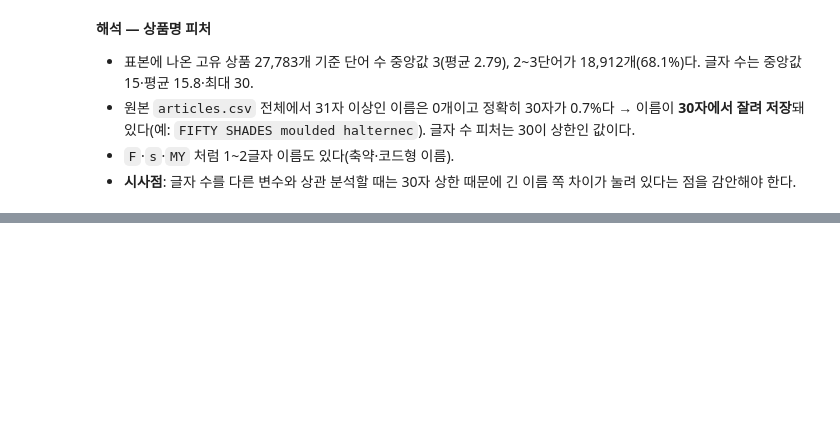
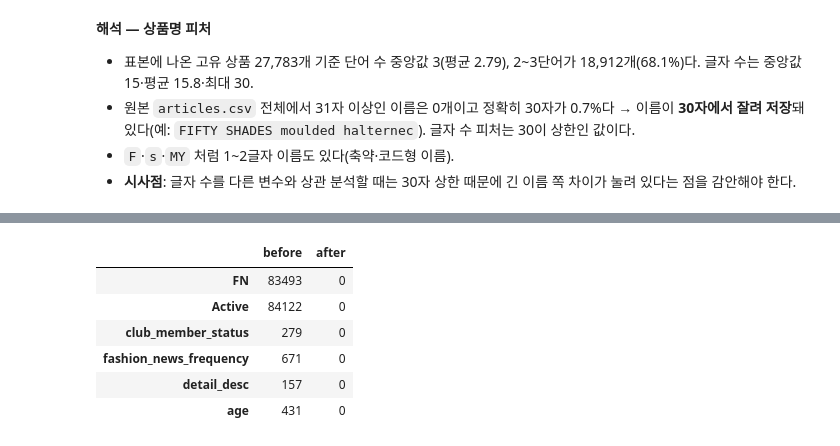
Before and after one commit to sangwoo-codyssey/a1-1-ecommerce-rfm, a Jupyter notebook: notebooks/analysis_report.ipynb, the cells around one changed output, grey strips where cells are left out. Saved outputs shown, nothing was run; the diff lists cells and outputs as text; code cells hidden in the pictures; blank space fills up the shorter version.

```diff
--- a/notebooks/analysis_report.ipynb
+++ b/notebooks/analysis_report.ipynb
@@ -173,0 +186,11 @@ Name: count, dtype: int64
+# %%
+analyzer.handle_missing_values()
+analyzer.missing_report
+# %% [output]
+|  | before | after |
+| FN | 83493 | 0 |
+| Active | 84122 | 0 |
+| club_member_status | 279 | 0 |
+| fashion_news_frequency | 671 | 0 |
+| detail_desc | 157 | 0 |
+| age | 431 | 0 |
```
Also changed, not shown: parts of 9 cells of this notebook, 1 other file.
